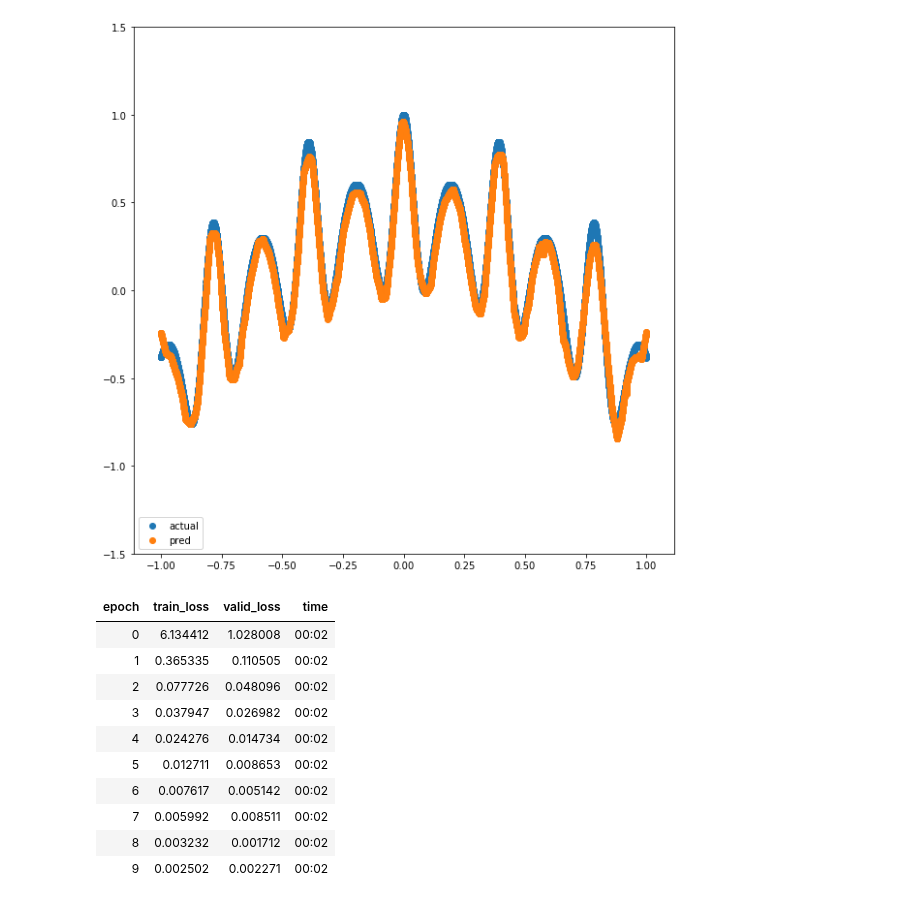
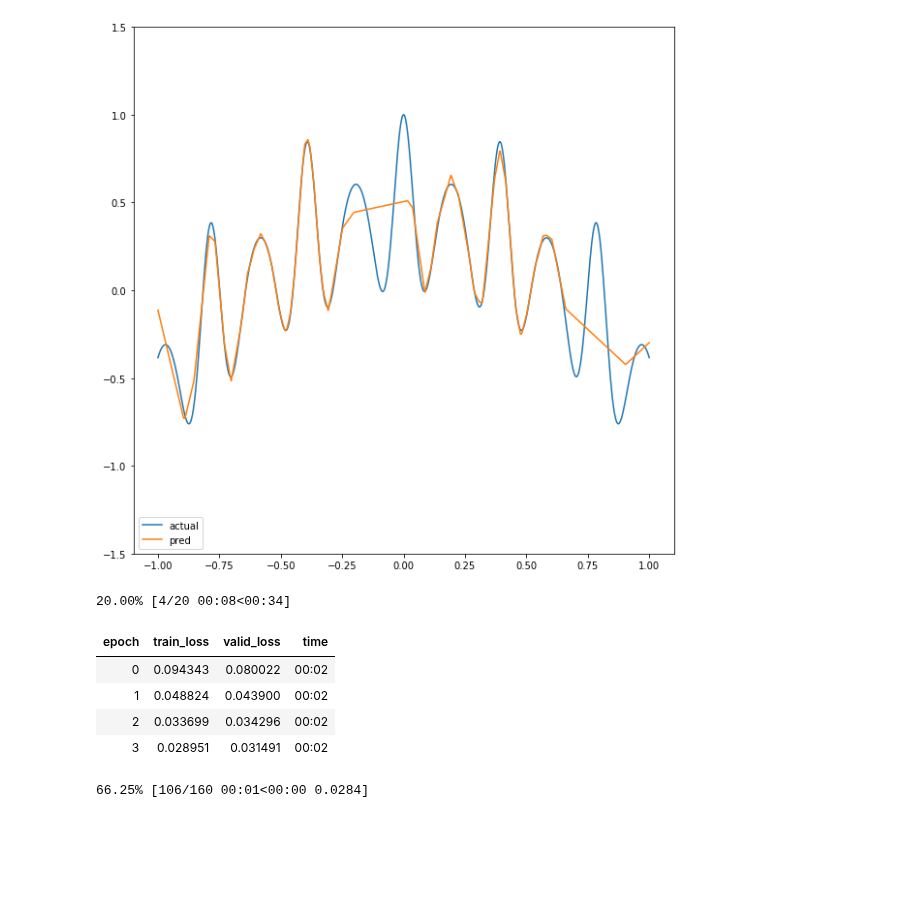
Before and after one commit to slawekslex/dl_experiments, a Jupyter notebook: misc/bars.ipynb, the cells around one changed output. Drawn from its saved outputs; the diff is of its cells as text; code cells hidden in the pictures; blank space fills up the shorter version.

```diff
--- a/misc/bars.ipynb
+++ b/misc/bars.ipynb
@@ -32,12 +23,11 @@ bx.shape, by.shape
 # %%
 class ShowChart(Callback):
 
-    def __init__(self, dx, dy, figsize=(10,10)):
+    def __init__(self, figsize=(10,10)):
         self.figsize = figsize
-        self.dx = dx
-        self.dy = dy
+        self.dx = torch.linspace(-1,1,1000)
+        self.dy = func(self.dx)
     def after_train(self):
-    #def after_batch(self):
         self.update_graph()
 
 
@@ -53,26 +43,27 @@ class ShowChart(Callback):
         prediction = model(self.dx).detach()
         self.graph_ax.clear()
         self.graph_ax.set_ylim(-1.5,1.5)
-        self.graph_ax.scatter(self.dx, self.dy, label='actual')
-        self.graph_ax.scatter(self.dx,prediction, label = 'pred')
+        self.graph_ax.plot(self.dx, self.dy, label='actual')
+        self.graph_ax.plot(self.dx,prediction, label = 'pred')
         self.graph_ax.legend(loc='lower left');
         self.graph_out.update(self.graph_ax.figure)
 # %%
 class BarModule(torch.nn.Module):
     def __init__(self, n):
         super().__init__()
+        self.w = nn.Parameter(2 * torch.ones(n) / (n+1))
         #self.c = nn.Parameter(torch.linspace(-1,1,n))
-        self.c = torch.linspace(-1,1,n)
-        self.h = nn.Parameter(torch.randn(n)/10)
-        d = .1/(1-n)
-        self.w = nn.Parameter( d * torch.ones(n))
+        self.c = nn.Parameter(torch.rand(n) * 2 -1)
+        #self.h = nn.Parameter(torch.ones(n)*.5)
+        self.h = nn.Parameter(torch.randn(n) / 10)
+
     def forward(self, x):
-        dist = torch.abs(x[:,None]-self.c)
-        res = dist/self.w
-        res = res.clamp(-1,1) + 1
+        x = x[:,None]
+        dist = torch.abs(x-self.c) / self.w
+        res = 1 - dist.clamp(0,1)
         res = res * self.h
         return torch.sum(res, dim=1)
 # %%
-bm = BarModule(100)
-learn = Learner(dls,bm, loss_func=nn.MSELoss(), cbs = ShowChart(x,y))
+bm = BarModule(30)
+learn = Learner(dls,bm, loss_func=nn.MSELoss(), cbs = ShowChart)
 # %%
@@ -86,15 +77,11 @@ plt.show()
 # %%
-learn.fit(10, lr=1e-3 )
+learn.fit(20, lr=1e-3 )
 # %% [output]
-[figure, old version]
+[figure, new version]
+20.00% [4/20 00:08<00:34]
 | epoch | train_loss | valid_loss | time |
-| 0 | 6.134412 | 1.028008 | 00:02 |
-| 1 | 0.365335 | 0.110505 | 00:02 |
-| 2 | 0.077726 | 0.048096 | 00:02 |
-| 3 | 0.037947 | 0.026982 | 00:02 |
-| 4 | 0.024276 | 0.014734 | 00:02 |
-| 5 | 0.012711 | 0.008653 | 00:02 |
-| 6 | 0.007617 | 0.005142 | 00:02 |
-| 7 | 0.005992 | 0.008511 | 00:02 |
-| 8 | 0.003232 | 0.001712 | 00:02 |
-| 9 | 0.002502 | 0.002271 | 00:02 |
+| 0 | 0.094343 | 0.080022 | 00:02 |
+| 1 | 0.048824 | 0.043900 | 00:02 |
+| 2 | 0.033699 | 0.034296 | 00:02 |
+| 3 | 0.028951 | 0.031491 | 00:02 |
+66.25% [106/160 00:01<00:00 0.0284]
```
Also changed, not shown: parts of 4 cells of this notebook.
